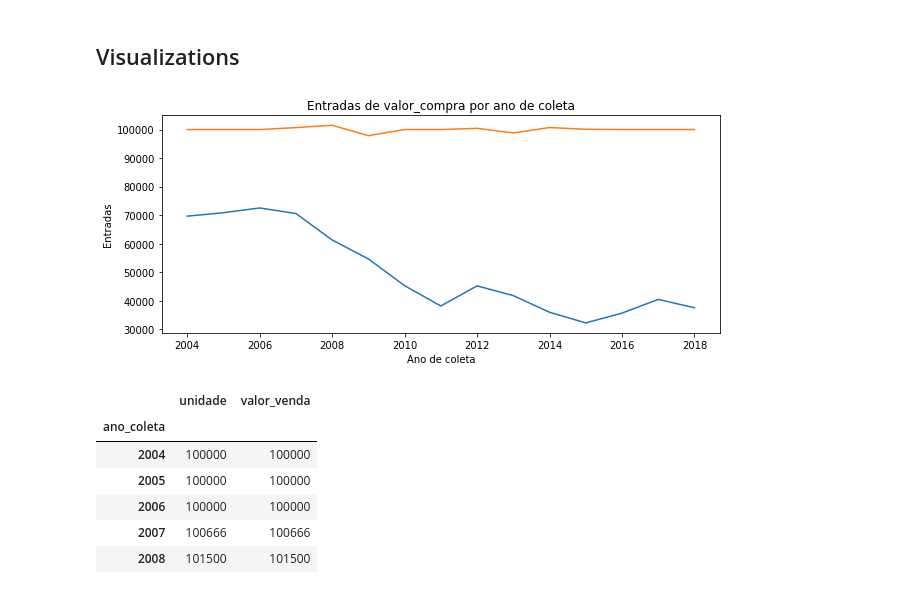
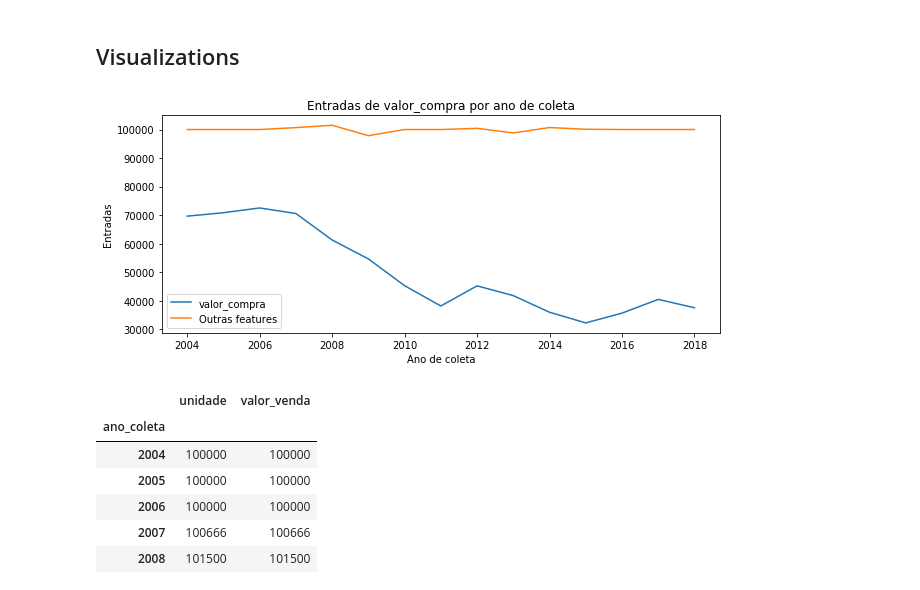
Before and after one commit to blamassa/analise_precos, a Jupyter notebook: analise_precos - EDA.ipynb, the cells around one changed output. Drawn from its saved outputs; the diff is of its cells as text; code cells hidden in the pictures.

Commit message:
Updated graph label and typos

```diff
--- a/analise_precos - EDA.ipynb
+++ b/analise_precos - EDA.ipynb
@@ -65,22 +65,23 @@ Wall time: 3min 22s
 # %%
 # Inconsistencia do valor_compra
 fig, ax = plt.subplots(figsize  = (10,4))
 
 y_val = df.groupby('ano_coleta').count()['valor_compra']
 y_outros = df.groupby('ano_coleta').count()['unidade']
 x = df.groupby('ano_coleta').count().index
 ax.plot(x, y_val, label='valor_compra')
 ax.plot(x, y_outros, label='Outras features')
 
 ax.set_title('Entradas de valor_compra por ano de coleta')
 ax.set_ylabel('Entradas')
 ax.set_xlabel('Ano de coleta')
 
-plt.savefig('./graphs/valor_compra_por_ano.png')
+plt.legend()
+plt.savefig('./graphs/valor_compra_por_ano.png', dpi=200)
 
 plt.show()
 # %% [output]
-[figure, old version]
+[figure, new version]
 # %%
 # Distribuição de entradas por regiao
 #y_outros =
```
Also changed, not shown: parts of 1 cell of this notebook, 2 other files.
